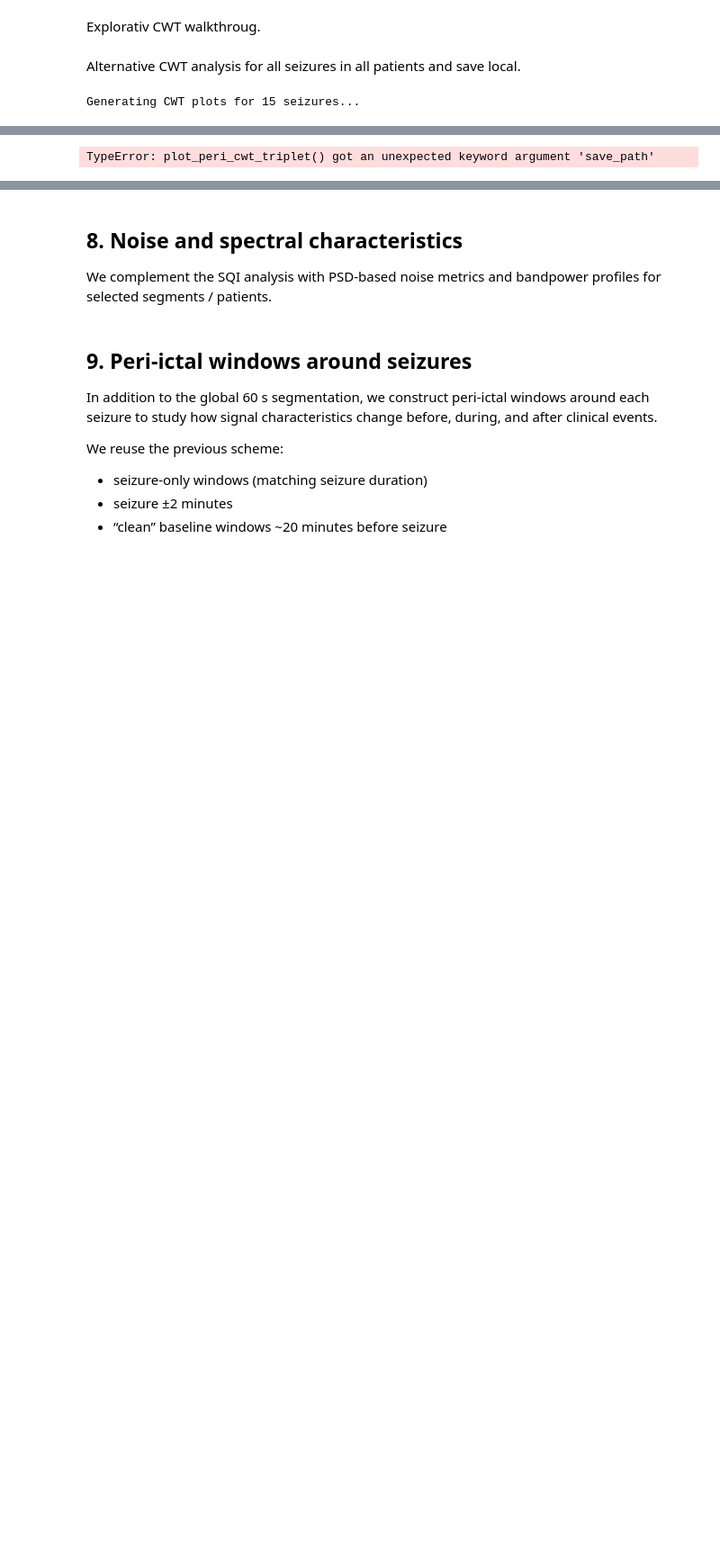
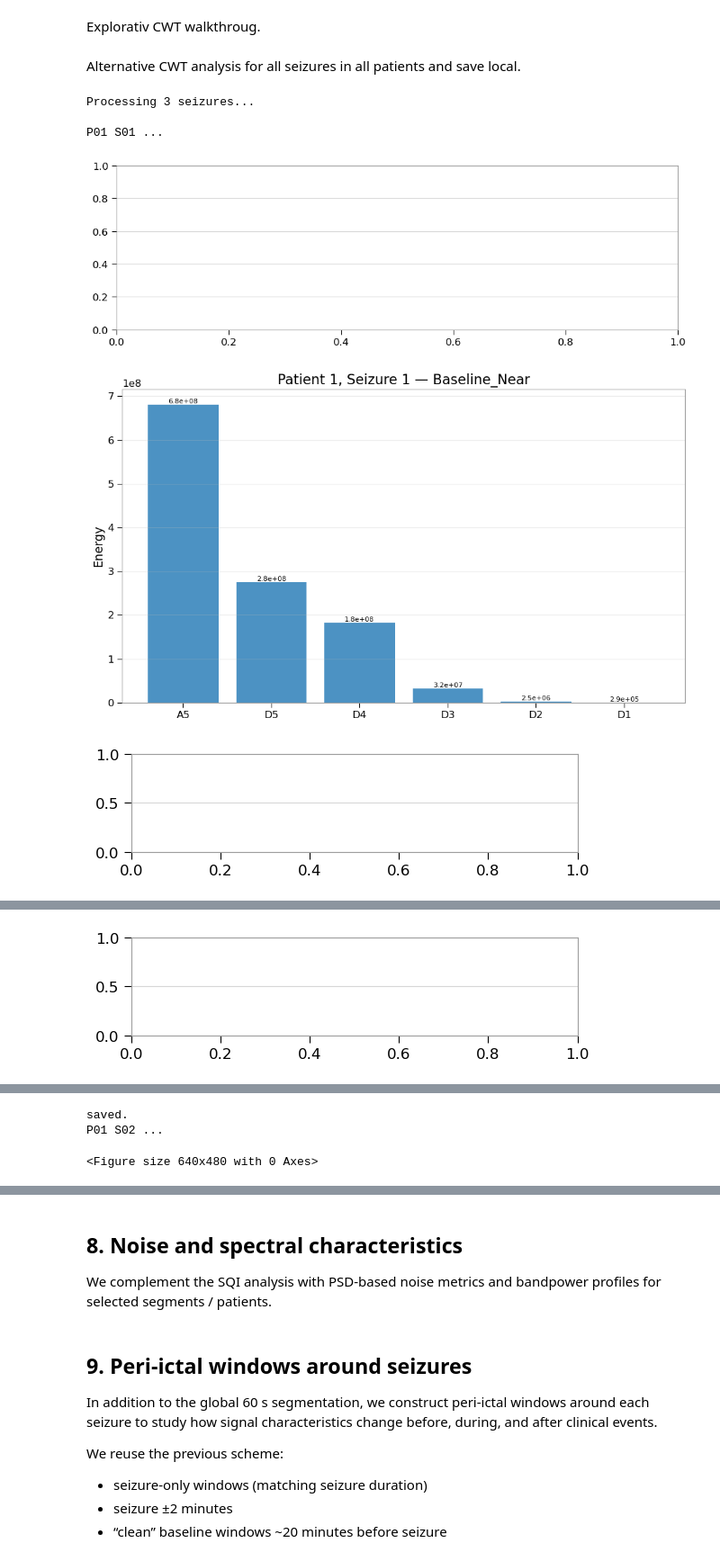
Before and after one commit to AU668208/Epilepsy_MasterThesis, a Jupyter notebook: Study3_Analysis.ipynb, the cells around one changed output, grey strips where cells are left out. Shown at 90% size. Drawn from its saved outputs; the diff is of its cells as text; code cells hidden in the pictures; blank space fills up the shorter version.

```diff
--- a/Study3_Analysis.ipynb
+++ b/Study3_Analysis.ipynb
@@ -1031,45 +1030,65 @@ Alternative CWT analysis for all seizures in all patients and save local.
 # %%
 from pathlib import Path
 from src.hrv_epatch.plots.peri_wavelet import plot_peri_cwt_triplet
+from src.hrv_epatch.plots.peri_wavelet_dwt import plot_dwt_triplet
 
-# Vælg output-mappe (tilpas hvis du har en BASE-variabel)
-OUT_DIR = Path(r"E:\Speciale - Results") / "cwt_peri"
-OUT_DIR.mkdir(parents=True, exist_ok=True)
+OUT_ROOT = Path(r"E:\Speciale - Results")
+OUT_CWT = OUT_ROOT / "cwt_peri"
+OUT_DWT = OUT_ROOT / "dwt_peri"
+OUT_CWT.mkdir(parents=True, exist_ok=True)
+OUT_DWT.mkdir(parents=True, exist_ok=True)
 
-fs = 512.0  # eller df_peri["fs"].iloc[0] hvis du vil læse den dynamisk
+fs = 512.0  # eller df_peri["fs"].iloc[0] hvis du vil læse dynamisk
 
-# Unikke (patient_id, seizure_id)-par
+# Unikke (patient, seizure)-par
 unique_seizures = (
     df_peri[["patient_id", "seizure_id"]]
     .drop_duplicates()
     .sort_values(["patient_id", "seizure_id"])
 )
 
-print(f"Generating CWT plots for {len(unique_seizures)} seizures...")
+print(f"Processing {len(unique_seizures)} seizures...\n")
 
 for _, row in unique_seizures.iterrows():
     pid = int(row["patient_id"])
     sid = int(row["seizure_id"])
 
-    save_path = OUT_DIR / f"cwt_peri_P{pid:02d}_S{sid:02d}.png"
+    print(f"P{pid:02d} S{sid:02d} ... ", end="")
 
-    # spring over hvis den allerede er lavet (valgfrit)
-    if save_path.exists():
-        continue
+    # Filnavne
+    cwt_path = OUT_CWT / f"CWT_P{pid:02d}_S{sid:02d}.png"
+    dwt_path = OUT_DWT / f"DWT_P{pid:02d}_S{sid:02d}.png"
 
     try:
+        # CWT-triple (baseline_near, ictal, post_near)
         plot_peri_cwt_triplet(
             df_peri=df_peri,
             fs=fs,
             patient_id=pid,
             seizure_id=sid,
-            save_path=save_path,
+            save_path=cwt_path,
+            show_plot=False,   # <- ingen visning
         )
-        print(f"Saved: {save_path.name}")
-    except ValueError as e:
-        print(f"Skipping P{pid:02d}_S{sid:02d}: {e}")
-        continue
 
-print("Done.")
+        # DWT-triple (samme vinduer)
+        plot_dwt_triplet(
+            df_peri=df_peri,
+            fs=fs,
+            patient_id=pid,
+            seizure_id=sid,
+            save_path=dwt_path,
+            show_plot=False,   # <- ingen visning
+        )
+
+        print("saved.")
+    except Exception as e:
+        print(f"skipped ({e}).")
+
+print("\nDone.")
 # %% [output]
-Generating CWT plots for 15 seizures...
+Processing 3 seizures...
+
+P01 S01 ...
+[figure, added]
+[figure, added]
+[figure, added]
@@ -1075,0 +1096 @@ Generating CWT plots for 15 seizures...
+[figure, added]
@@ -1076 +1098,3 @@ Generating CWT plots for 15 seizures...
-TypeError: plot_peri_cwt_triplet() got an unexpected keyword argument 'save_path'
+saved.
+P01 S02 ...
+<Figure size 640x480 with 0 Axes>
```
Also changed, not shown: parts of 30 cells of this notebook, 3 other files.
